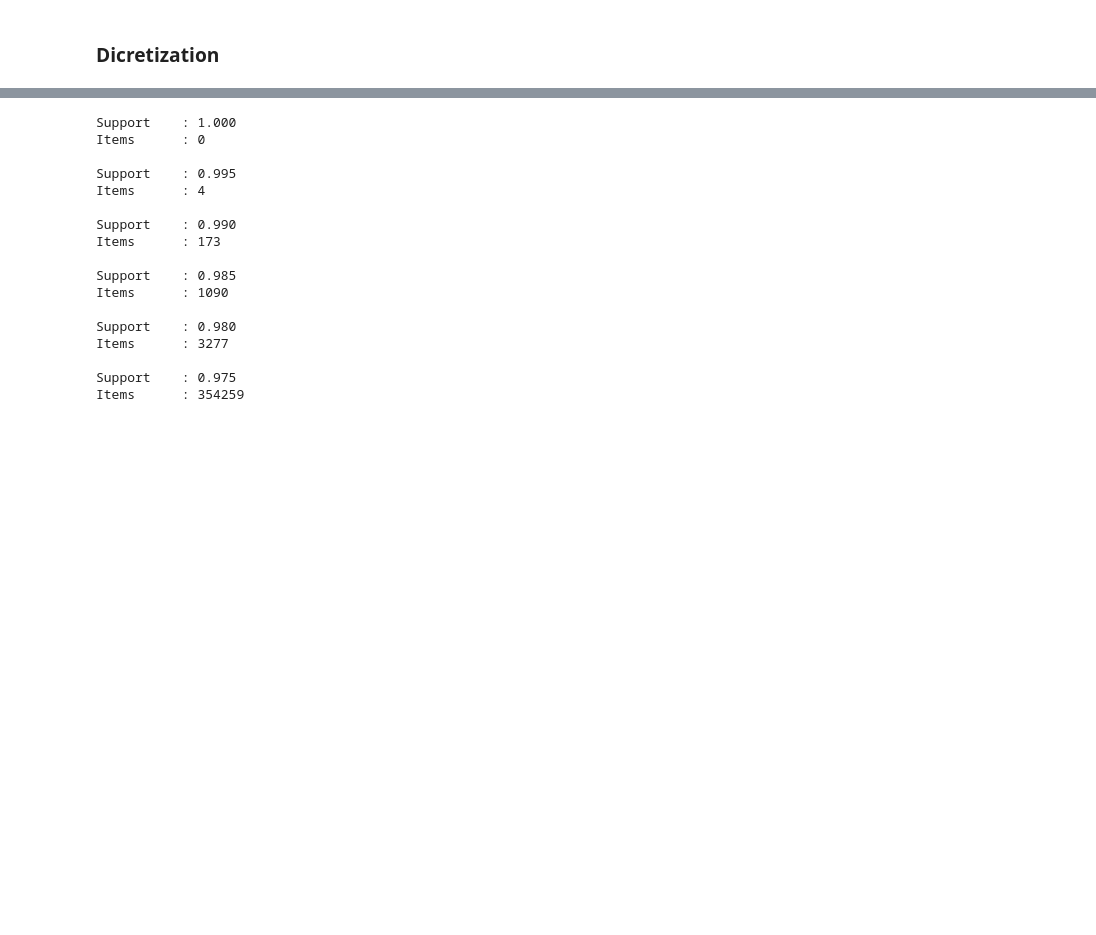
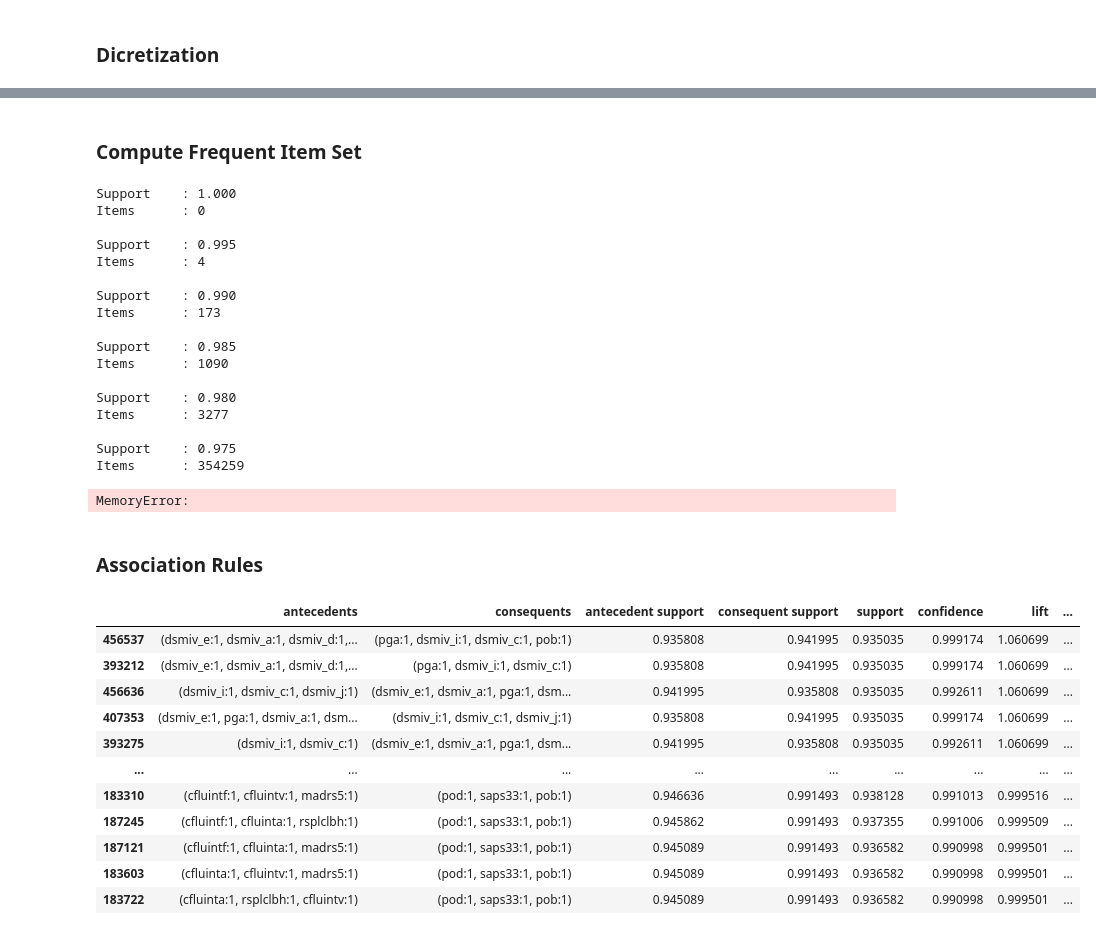
Before and after one commit to Pedrolindeza/schizoconnect, a Jupyter notebook: crc_2.ipynb, the cells around one changed output, grey strips where cells are left out. Saved outputs shown, nothing was run; the diff lists cells and outputs as text; code cells hidden in the pictures; blank space fills up the shorter version.

Commit message:
assoc rules

```diff
--- a/crc_2.ipynb
+++ b/crc_2.ipynb
@@ -444,6 +438,10 @@ def assoc_rules(df, sup, conf=0.9, to_print=True):
+# %% [markdown]
+### Compute Frequent Item Set
 # %%
 frequent_items = []
-frequent_items =  [find_support_threshold(medic_mean_drop_width, [1.0, 0.97, -0.005])]
+#frequent_items =  [find_support_threshold(medic_mean_drop_freq, [1.0, 0.7, -0.005])]
+
+frequent_items =  [find_support_threshold(medic_mean_drop_width, [1.0, 0.9, -0.005])]
 # %% [output]
 Support    : 1.000
 Items      : 0
@@ -462,5 +460,6 @@ Items      : 3277
 
 Support    : 0.975
 Items      : 354259
+MemoryError:
-# %%
-sup = [list(np.arange(1.0, 0.97, -0.005))]
+# %% [markdown]
+### Association Rules
@@ -466,0 +475,15 @@ sup = [list(np.arange(1.0, 0.97, -0.005))]
+# %%
+rules_first = assoc_rules(medic_mean_drop_freq, 0.935, conf=0.99)
+# %% [output]
+|  | antecedents | consequents | antecedent support | consequent support | support | confidence | lift | ... |
+| 456537 | (dsmiv_e:1, dsmiv_a:1, dsmiv_d:1,... | (pga:1, dsmiv_i:1, dsmiv_c:1, pob:1) | 0.935808 | 0.941995 | 0.935035 | 0.999174 | 1.060699 | ... |
+| 393212 | (dsmiv_e:1, dsmiv_a:1, dsmiv_d:1,... | (pga:1, dsmiv_i:1, dsmiv_c:1) | 0.935808 | 0.941995 | 0.935035 | 0.999174 | 1.060699 | ... |
+| 456636 | (dsmiv_i:1, dsmiv_c:1, dsmiv_j:1) | (dsmiv_e:1, dsmiv_a:1, pga:1, dsm... | 0.941995 | 0.935808 | 0.935035 | 0.992611 | 1.060699 | ... |
+| 407353 | (dsmiv_e:1, pga:1, dsmiv_a:1, dsm... | (dsmiv_i:1, dsmiv_c:1, dsmiv_j:1) | 0.935808 | 0.941995 | 0.935035 | 0.999174 | 1.060699 | ... |
+| 393275 | (dsmiv_i:1, dsmiv_c:1) | (dsmiv_e:1, dsmiv_a:1, pga:1, dsm... | 0.941995 | 0.935808 | 0.935035 | 0.992611 | 1.060699 | ... |
+| ... | ... | ... | ... | ... | ... | ... | ... | ... |
+| 183310 | (cfluintf:1, cfluintv:1, madrs5:1) | (pod:1, saps33:1, pob:1) | 0.946636 | 0.991493 | 0.938128 | 0.991013 | 0.999516 | ... |
+| 187245 | (cfluintf:1, cfluinta:1, rsplclbh:1) | (pod:1, saps33:1, pob:1) | 0.945862 | 0.991493 | 0.937355 | 0.991006 | 0.999509 | ... |
+| 187121 | (cfluintf:1, cfluinta:1, madrs5:1) | (pod:1, saps33:1, pob:1) | 0.945089 | 0.991493 | 0.936582 | 0.990998 | 0.999501 | ... |
+| 183603 | (cfluinta:1, cfluintv:1, madrs5:1) | (pod:1, saps33:1, pob:1) | 0.945089 | 0.991493 | 0.936582 | 0.990998 | 0.999501 | ... |
+| 183722 | (cfluinta:1, rsplclbh:1, cfluintv:1) | (pod:1, saps33:1, pob:1) | 0.945089 | 0.991493 | 0.936582 | 0.990998 | 0.999501 | ... |
```
Also changed, not shown: parts of 5 cells of this notebook.
